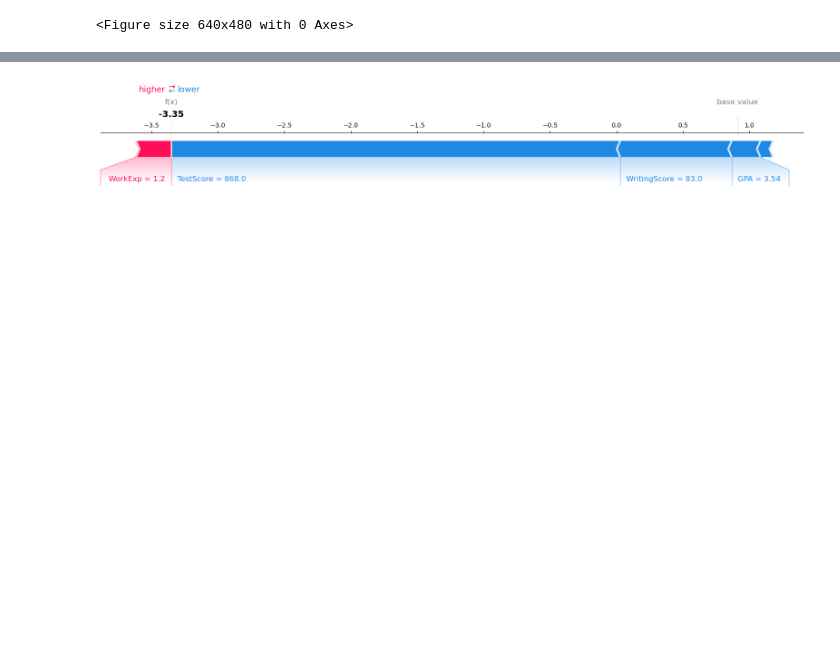
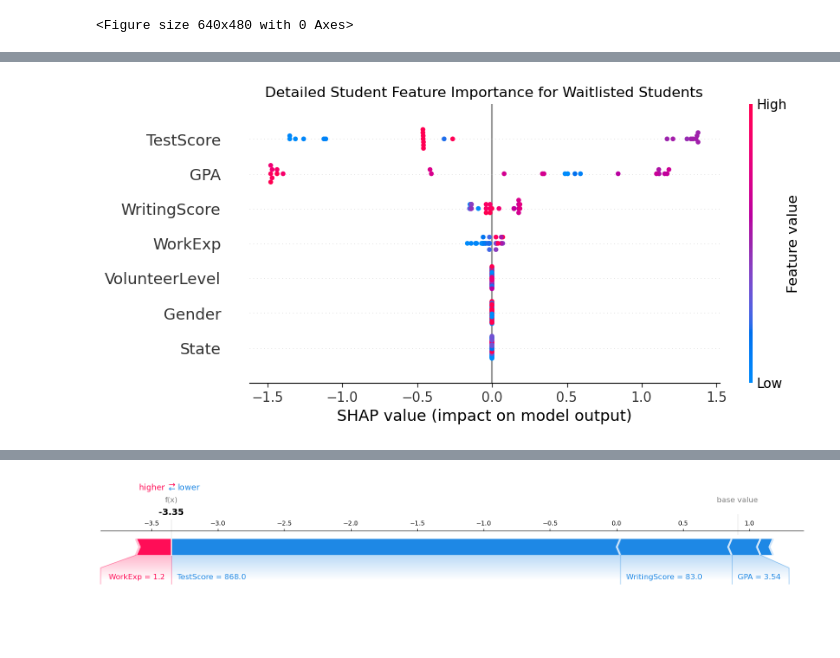
Before and after one commit to ad1589/dsan-5900.github.io, a Jupyter notebook: code/amelia_xgboost/xgboost.ipynb, the cells around one changed output, grey strips where cells are left out. Drawn from its saved outputs; the diff is of its cells as text; code cells hidden in the pictures; blank space fills up the shorter version.

```diff
--- a/code/amelia_xgboost/xgboost.ipynb
+++ b/code/amelia_xgboost/xgboost.ipynb
@@ -652,0 +653,10 @@ plt.show()
+# %%
+# ddetailed summary plots
+class_index = 2
+
+shap.summary_plot(shap_values[class_index], X_test, plot_type="dot", show=False)
+plt.gcf().set_size_inches(9,4)
+plt.title("Detailed Student Feature Importance for Waitlisted Students")
+plt.show()
+# %% [output]
+[figure, added]
```
Also changed, not shown: parts of 2 cells of this notebook, 7 other files.
